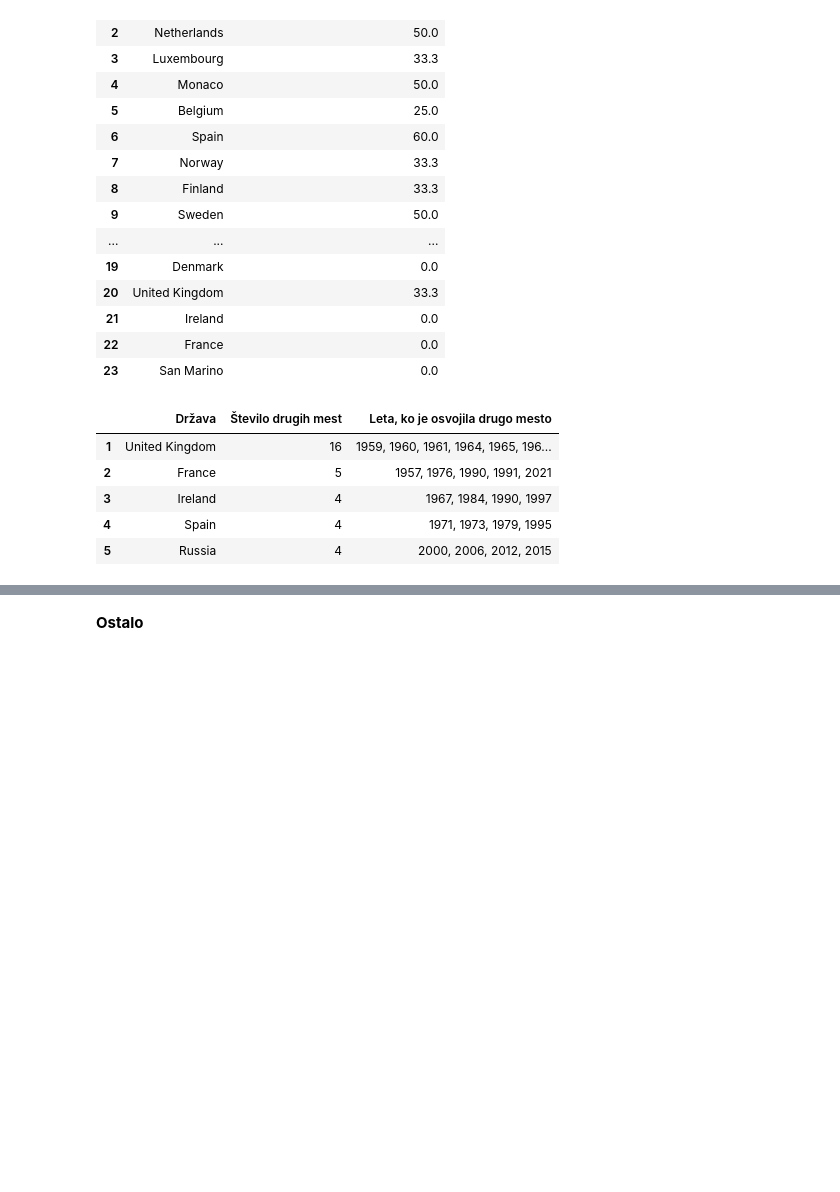
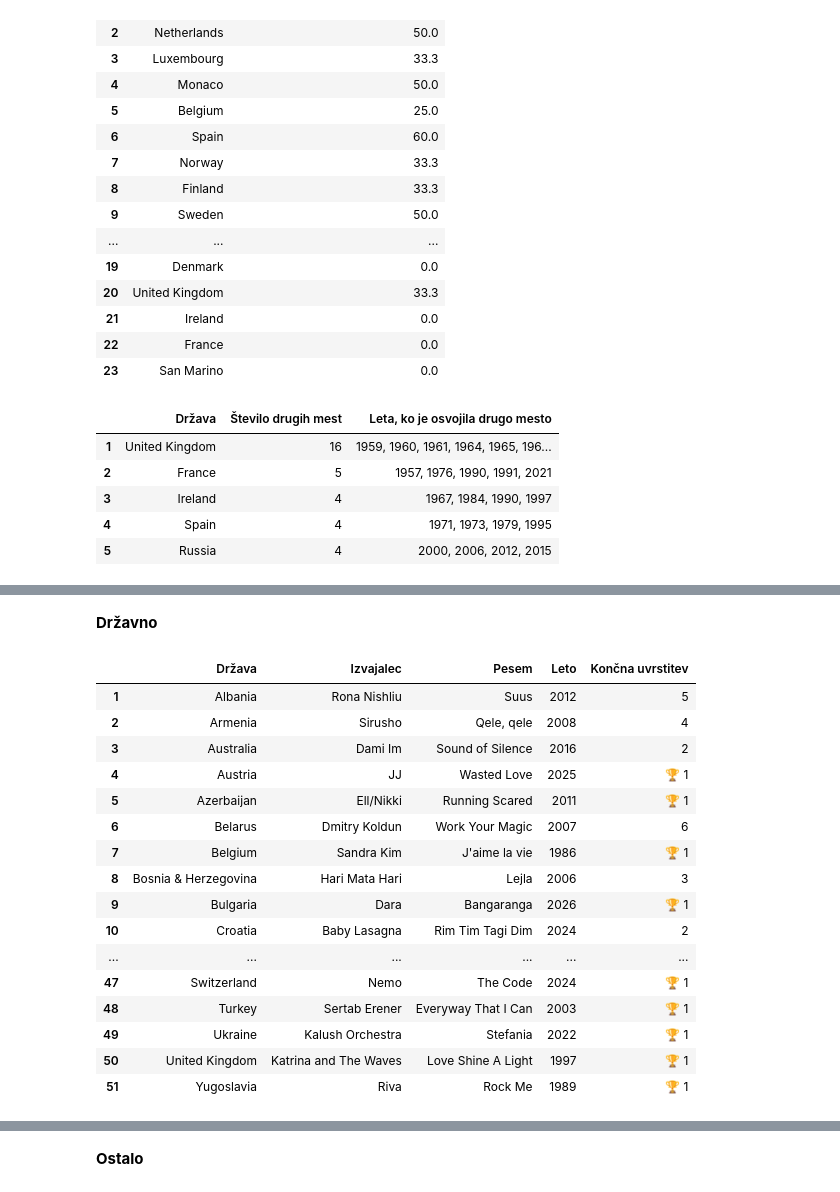
Before and after one commit to mayac69/UVP-projektna, a Jupyter notebook: analiza_evrovizije.ipynb, the cells around one changed output, grey strips where cells are left out. Drawn from its saved outputs; the diff is of its cells as text; code cells hidden in the pictures; blank space fills up the shorter version.

```diff
--- a/analiza_evrovizije.ipynb
+++ b/analiza_evrovizije.ipynb
@@ -464,0 +657,46 @@ vecno_drugi (df)
+# %% [markdown]
+**Državno**
+# %%
+def najuspešnejši_predstavniki (datoteka):
+    rezultat = []
+
+    for drzava in sorted (datoteka ["drzava"].unique ()):
+        podatki_drzave = datoteka [datoteka ["drzava"] == drzava]
+        najboljsi_predstavnik = podatki_drzave.sort_values (
+            by = ["mesto", "tocke"], ascending = [True, False]).iloc [0]
+
+        mesto = najboljsi_predstavnik ["mesto"]
+        prikaz = f"🏆 {mesto}" if mesto == 1 else str (mesto)
+
+        rezultat.append ({
+            "Država": drzava,
+            "Izvajalec": najboljsi_predstavnik ["izvajalec"],
+            "Pesem": najboljsi_predstavnik ["pesem"],
+            "Leto": najboljsi_predstavnik ["leto"],
+            "Končna uvrstitev": prikaz
+        })
+
+    tabela_rezultatov = pd.DataFrame (rezultat)
+    tabela_rezultatov.index = range (1, len (tabela_rezultatov) + 1)
+
+    return tabela_rezultatov
+
+najuspešnejši_predstavniki (df)
+# %% [output]
+|  | Država | Izvajalec | Pesem | Leto | Končna uvrstitev |
+| 1 | Albania | Rona Nishliu | Suus | 2012 | 5 |
+| 2 | Armenia | Sirusho | Qele, qele | 2008 | 4 |
+| 3 | Australia | Dami Im | Sound of Silence | 2016 | 2 |
+| 4 | Austria | JJ | Wasted Love | 2025 | 🏆 1 |
+| 5 | Azerbaijan | Ell/Nikki | Running Scared | 2011 | 🏆 1 |
+| 6 | Belarus | Dmitry Koldun | Work Your Magic | 2007 | 6 |
+| 7 | Belgium | Sandra Kim | J'aime la vie | 1986 | 🏆 1 |
+| 8 | Bosnia & Herzegovina | Hari Mata Hari | Lejla | 2006 | 3 |
+| 9 | Bulgaria | Dara | Bangaranga | 2026 | 🏆 1 |
+| 10 | Croatia | Baby Lasagna | Rim Tim Tagi Dim | 2024 | 2 |
+| ... | ... | ... | ... | ... | ... |
+| 47 | Switzerland | Nemo | The Code | 2024 | 🏆 1 |
+| 48 | Turkey | Sertab Erener | Everyway That I Can | 2003 | 🏆 1 |
+| 49 | Ukraine | Kalush Orchestra | Stefania | 2022 | 🏆 1 |
+| 50 | United Kingdom | Katrina and The Waves | Love Shine A Light | 1997 | 🏆 1 |
+| 51 | Yugoslavia | Riva | Rock Me | 1989 | 🏆 1 |
```
Also changed, not shown: parts of 10 cells of this notebook.
